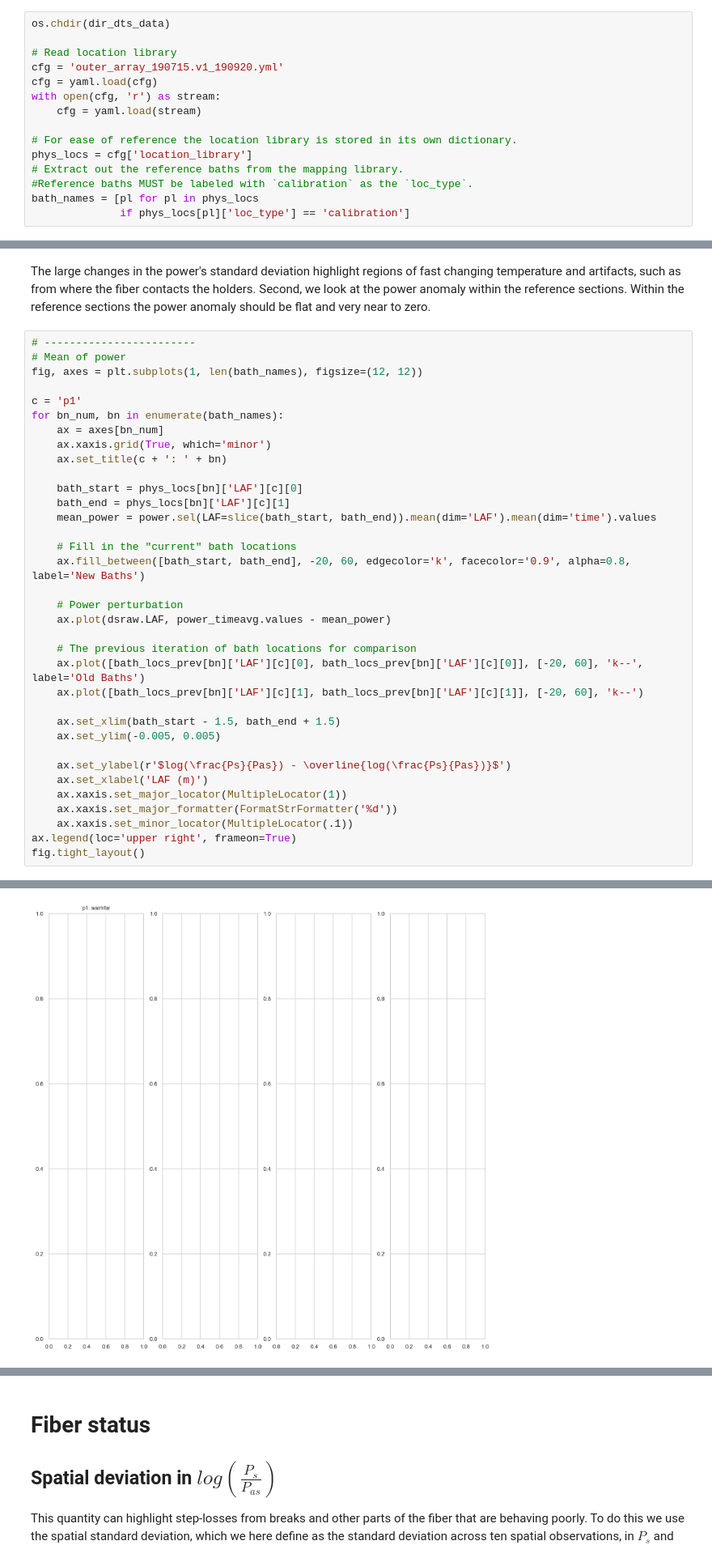
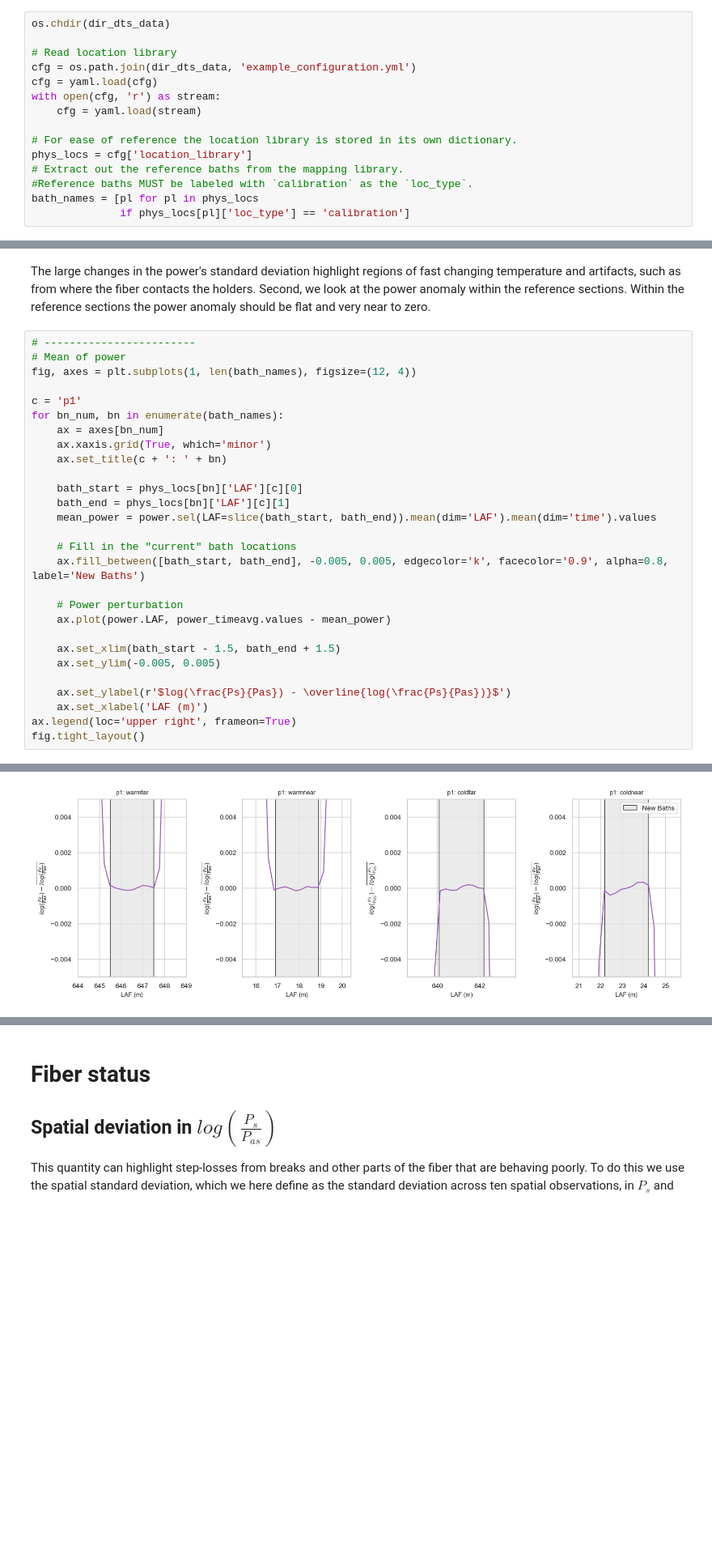
Before and after one commit to klapo/pyfocs, a Jupyter notebook: example/pyfox_example_data.ipynb, the cells around one changed output, grey strips where cells are left out. Shown at 81% size. Saved outputs shown, nothing was run; the diff lists cells and outputs as text; blank space fills up the shorter version.

Commit message:
Updating the exampel.
No longer ignores example data.

```diff
--- a/example/pyfox_example_data.ipynb
+++ b/example/pyfox_example_data.ipynb
@@ -94,7 +89,7 @@ We need to refer to the location library later for mapping the reference section
 os.chdir(dir_dts_data)
 
 # Read location library
-cfg = 'outer_array_190715.v1_190920.yml'
+cfg = os.path.join(dir_dts_data, 'example_configuration.yml')
 cfg = yaml.load(cfg)
 with open(cfg, 'r') as stream:
     cfg = yaml.load(stream)
@@ -234,7 +230,7 @@ The large changes in the power's standard deviation highlight regions of fast ch
 # %%
 # ------------------------
 # Mean of power
-fig, axes = plt.subplots(1, len(bath_names), figsize=(12, 12))
+fig, axes = plt.subplots(1, len(bath_names), figsize=(12, 4))
 
 c = 'p1'
 for bn_num, bn in enumerate(bath_names):
@@ -247,23 +243,16 @@ for bn_num, bn in enumerate(bath_names):
     mean_power = power.sel(LAF=slice(bath_start, bath_end)).mean(dim='LAF').mean(dim='time').values
 
     # Fill in the "current" bath locations
-    ax.fill_between([bath_start, bath_end], -20, 60, edgecolor='k', facecolor='0.9', alpha=0.8, label='New Baths')
+    ax.fill_between([bath_start, bath_end], -0.005, 0.005, edgecolor='k', facecolor='0.9', alpha=0.8, label='New Baths')
 
     # Power perturbation
-    ax.plot(dsraw.LAF, power_timeavg.values - mean_power)
-
-    # The previous iteration of bath locations for comparison
-    ax.plot([bath_locs_prev[bn]['LAF'][c][0], bath_locs_prev[bn]['LAF'][c][0]], [-20, 60], 'k--', label='Old Baths')
-    ax.plot([bath_locs_prev[bn]['LAF'][c][1], bath_locs_prev[bn]['LAF'][c][1]], [-20, 60], 'k--')
+    ax.plot(power.LAF, power_timeavg.values - mean_power)
 
     ax.set_xlim(bath_start - 1.5, bath_end + 1.5)
     ax.set_ylim(-0.005, 0.005)
 
     ax.set_ylabel(r'$log(\frac{Ps}{Pas}) - \overline{log(\frac{Ps}{Pas})}$')
     ax.set_xlabel('LAF (m)')
-    ax.xaxis.set_major_locator(MultipleLocator(1))
-    ax.xaxis.set_major_formatter(FormatStrFormatter('%d'))
-    ax.xaxis.set_minor_locator(MultipleLocator(.1))
 ax.legend(loc='upper right', frameon=True)
 fig.tight_layout()
 # %% [output]
@@ -271 +259 @@ NameError: name 'bath_locs_new' is not defined
-[figure, old version]
+[figure, new version]
```
Also changed, not shown: parts of 26 cells of this notebook, 6 other files.
